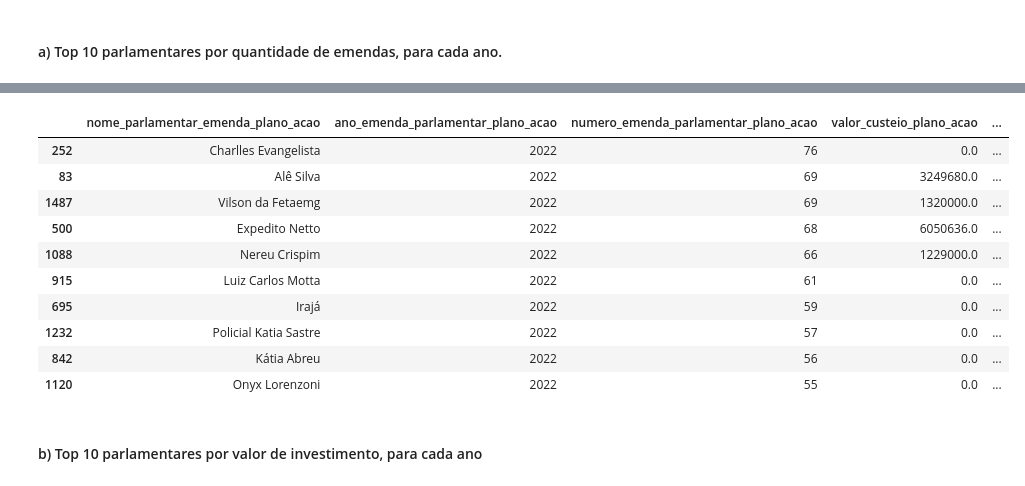
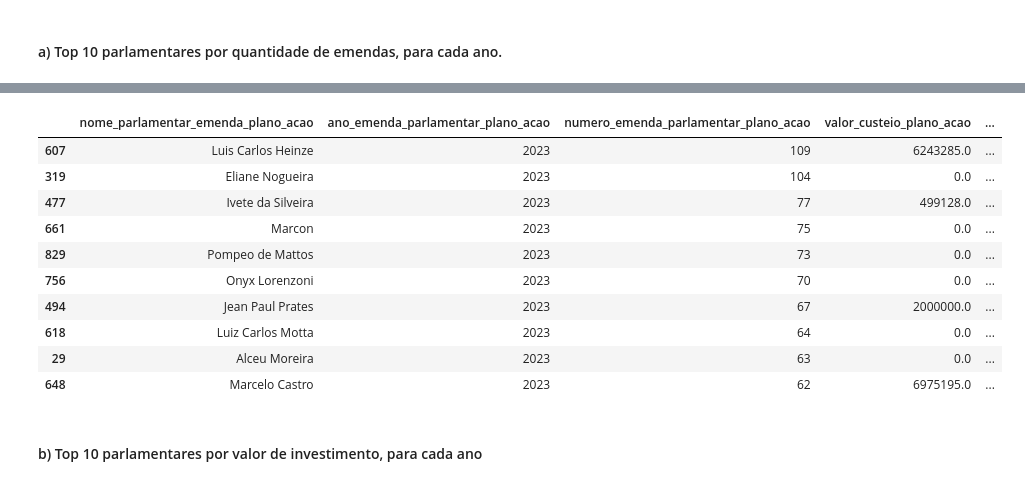
Before and after one commit to halisson-gomides/bootcamps, a Jupyter notebook: X_FNTU_2025/API_especiais_consumindo_dados.ipynb, the cells around one changed output, grey strips where cells are left out. Saved outputs shown, nothing was run; the diff lists cells and outputs as text; code cells hidden in the pictures.

```diff
--- a/X_FNTU_2025/API_especiais_consumindo_dados.ipynb
+++ b/X_FNTU_2025/API_especiais_consumindo_dados.ipynb
@@ -176,24 +250,24 @@ df_paes_raw.to_excel('trans_especiais_2022_2024.xlsx', index=False)
 # %%
-df_paes_raw = pd.read_excel('trans_especiais_2022_2024.xlsx', dtype=str)
-df_paes_raw.head()
+df_paes_full = pd.read_excel('trans_especiais_2022_2024.xlsx', dtype=str)
+df_paes_full.head()
 # %% [markdown]
 #### a) Top 10 parlamentares por quantidade de emendas, para cada ano.
 # %%
 # a) Top 10 parlamentares por quantidade de emendas, para cada ano.
-# prompt: baseado no dataframe df_paes_raw, gere 03 gráficos de qtd de emendas por nome_parlamentar_emenda_plano_acao, um para cada ano_emenda_parlamentar_plano_acao.
+# prompt: baseado no dataframe df_paes_full, gere 03 gráficos de qtd de emendas por nome_parlamentar_emenda_plano_acao, um para cada ano_emenda_parlamentar_plano_acao.
 # O gráfico deve ser de barras horizontais, com o nome do parlamentar no eixo Y, com barras agrupadas representando as quantidades de cada ano.
 # Ordene por qtd de emendas do maior para o menor, e exiba apenas os top 10. Exiba cada gráfico em um quadrante e varie as cores das barras para cada ano.
 
 
 # Convertendo a coluna 'ano_emenda_parlamentar_plano_acao' para numérico
-df_paes_raw['ano_emenda_parlamentar_plano_acao'] = pd.to_numeric(df_paes_raw['ano_emenda_parlamentar_plano_acao'], errors='coerce')
+df_paes_full['ano_emenda_parlamentar_plano_acao'] = pd.to_numeric(df_paes_full['ano_emenda_parlamentar_plano_acao'], errors='coerce')
 
 # Agrupando os dados e ordenando
-emendas_por_parlamentar = df_paes_raw.groupby(['nome_parlamentar_emenda_plano_acao', 'ano_emenda_parlamentar_plano_acao']).size().reset_index(name='quantidade')
+emendas_por_parlamentar = df_paes_full.groupby(['nome_parlamentar_emenda_plano_acao', 'ano_emenda_parlamentar_plano_acao']).size().reset_index(name='quantidade')
 emendas_por_parlamentar = emendas_por_parlamentar.sort_values(['ano_emenda_parlamentar_plano_acao', 'quantidade'], ascending=[True, False])
 
 # Criando a figura e os eixos
-fig, axes = plt.subplots(1, 3, figsize=(20, 10), sharey=True)
+fig, axes = plt.subplots(1, 2, figsize=(15, 10), sharey=True)
 fig.suptitle('Quantidade de Emendas por Parlamentar (Top 10)', fontsize=16)
 
 max_value = emendas_por_parlamentar['quantidade'].max()
@@ -218,23 +292,23 @@ plt.show()
 # %%
 # Tirando a prova
 
-df_paes_agrupado = (df_paes_raw.groupby(['nome_parlamentar_emenda_plano_acao', 'ano_emenda_parlamentar_plano_acao'])
+df_paes_agrupado = (df_paes_full.groupby(['nome_parlamentar_emenda_plano_acao', 'ano_emenda_parlamentar_plano_acao'])
 .agg({'numero_emenda_parlamentar_plano_acao': 'count', 'valor_custeio_plano_acao': 'sum', 'valor_investimento_plano_acao': 'sum'})
 .reset_index())
 
-df_paes_agrupado.loc[df_paes_agrupado['ano_emenda_parlamentar_plano_acao'] == 2022].sort_values('numero_emenda_parlamentar_plano_acao', ascending=False).head(10)
+df_paes_agrupado.loc[df_paes_agrupado['ano_emenda_parlamentar_plano_acao'] == 2023].sort_values('numero_emenda_parlamentar_plano_acao', ascending=False).head(10)
 # %% [output]
 |  | nome_parlamentar_emenda_plano_acao | ano_emenda_parlamentar_plano_acao | numero_emenda_parlamentar_plano_acao | valor_custeio_plano_acao | ... |
-| 252 | Charlles Evangelista | 2022 | 76 | 0.0 | ... |
-| 83 | Alê Silva | 2022 | 69 | 3249680.0 | ... |
-| 1487 | Vilson da Fetaemg | 2022 | 69 | 1320000.0 | ... |
-| 500 | Expedito Netto | 2022 | 68 | 6050636.0 | ... |
-| 1088 | Nereu Crispim | 2022 | 66 | 1229000.0 | ... |
-| 915 | Luiz Carlos Motta | 2022 | 61 | 0.0 | ... |
-| 695 | Irajá | 2022 | 59 | 0.0 | ... |
-| 1232 | Policial Katia Sastre | 2022 | 57 | 0.0 | ... |
-| 842 | Kátia Abreu | 2022 | 56 | 0.0 | ... |
-| 1120 | Onyx Lorenzoni | 2022 | 55 | 0.0 | ... |
+| 607 | Luis Carlos Heinze | 2023 | 109 | 6243285.0 | ... |
+| 319 | Eliane Nogueira | 2023 | 104 | 0.0 | ... |
+| 477 | Ivete da Silveira | 2023 | 77 | 499128.0 | ... |
+| 661 | Marcon | 2023 | 75 | 0.0 | ... |
+| 829 | Pompeo de Mattos | 2023 | 73 | 0.0 | ... |
+| 756 | Onyx Lorenzoni | 2023 | 70 | 0.0 | ... |
+| 494 | Jean Paul Prates | 2023 | 67 | 2000000.0 | ... |
+| 618 | Luiz Carlos Motta | 2023 | 64 | 0.0 | ... |
+| 29 | Alceu Moreira | 2023 | 63 | 0.0 | ... |
+| 648 | Marcelo Castro | 2023 | 62 | 6975195.0 | ... |
 # %% [markdown]
 #### b) Top 10 parlamentares por valor de investimento, para cada ano
 # %%
```
Also changed, not shown: parts of 15 cells of this notebook.
